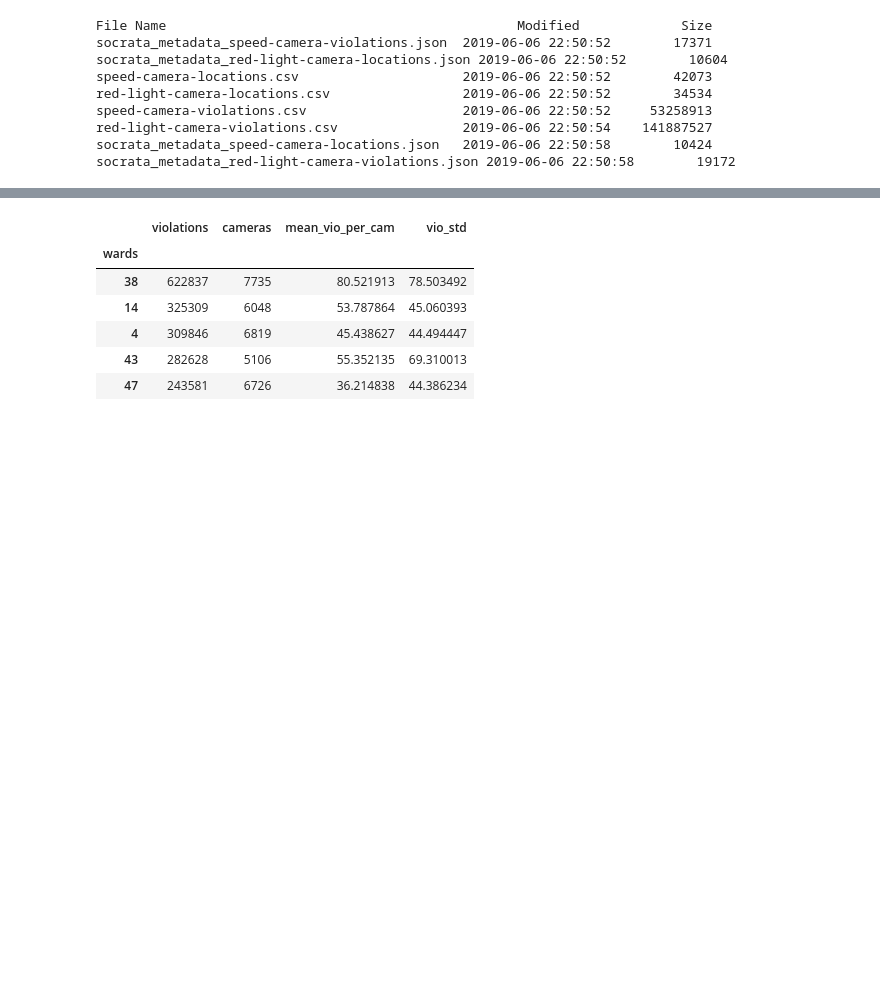
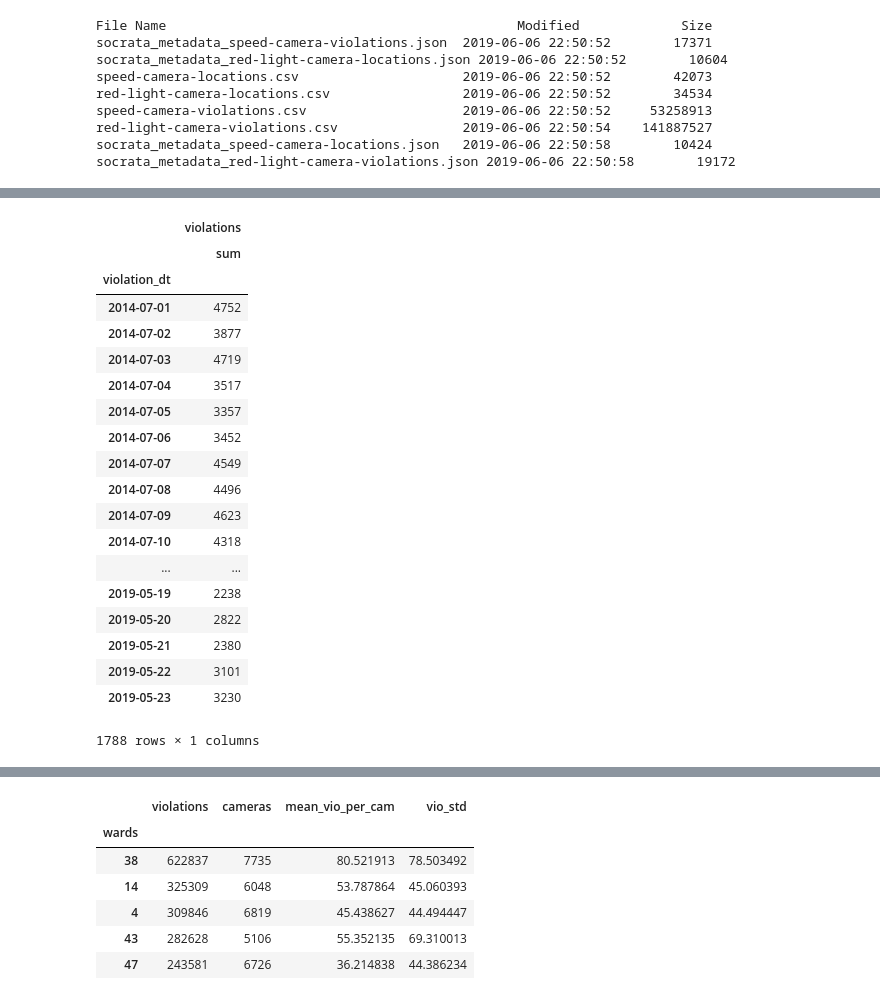
Before and after one commit to chrisoyer/thinkful_notes, a Jupyter notebook: study design.ipynb, the cells around one changed output, grey strips where cells are left out. Saved outputs shown, nothing was run; the diff lists cells and outputs as text; code cells hidden in the pictures; blank space fills up the shorter version.

```diff
--- a/study design.ipynb
+++ b/study design.ipynb
@@ -95,6 +94,29 @@ df.head()
 | 5 | 1117 S PULASKI RD | CHI162 | 2019-05-23T00:00:00.000 | 26 | 1.149923e+06 | 1.894858e+06 | 41.867402 | -87.725084 | ... |
 # %%
 by_date_df = df.groupby('violation_dt')['violations', 'violation_dt'].agg({sum})#.rename(columns={'sum_of_violation'})
+# %%
+by_date_df
+# %% [output]
+|  | violations |
+|  | sum |
+| violation_dt |  |
+| 2014-07-01 | 4752 |
+| 2014-07-02 | 3877 |
+| 2014-07-03 | 4719 |
+| 2014-07-04 | 3517 |
+| 2014-07-05 | 3357 |
+| 2014-07-06 | 3452 |
+| 2014-07-07 | 4549 |
+| 2014-07-08 | 4496 |
+| 2014-07-09 | 4623 |
+| 2014-07-10 | 4318 |
+| ... | ... |
+| 2019-05-19 | 2238 |
+| 2019-05-20 | 2822 |
+| 2019-05-21 | 2380 |
+| 2019-05-22 | 3101 |
+| 2019-05-23 | 3230 |
+1788 rows × 1 columns
 # %%
 #plot
 sns.set(rc={'figure.figsize':(15,5)})
```
Also changed, not shown: parts of 10 cells of this notebook, 2 other files.
